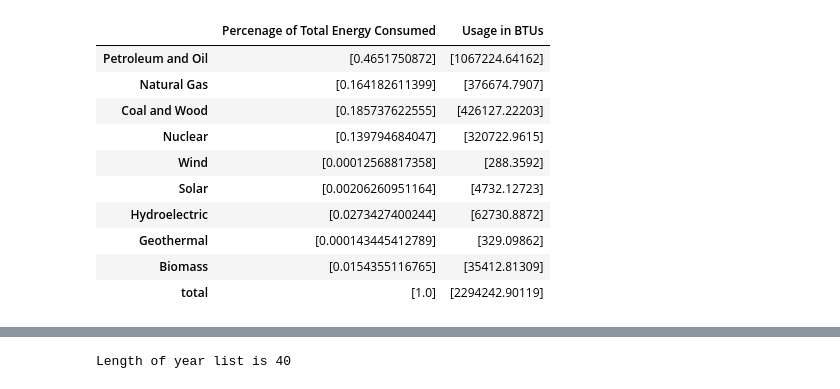
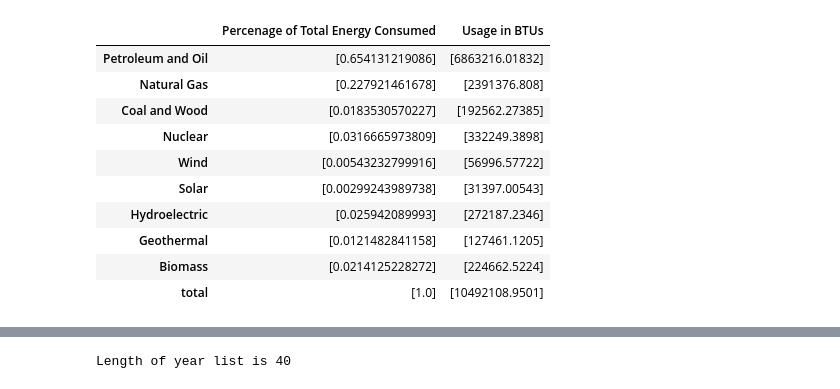
Before and after one commit to timholds/MathContestModeling2018, a Jupyter notebook: MCM2018.ipynb, the cells around one changed output, grey strips where cells are left out. Cells and saved outputs as stored; diff of their text form; code cells hidden in the pictures.

```diff
--- a/MCM2018.ipynb
+++ b/MCM2018.ipynb
@@ -70,46 +70,51 @@ def year_df(df, year):
     return year_df
 # %%
 # Get the values for 2009 for all the codes for all the states
-df9 = year_df(df, 2009)
-df9.head(2)
+df2009 = year_df(df, 2009)
+df2009.name = '2009 Data'
+
 
 dfCA = state_df(df, 'CA')
 dfCA2009 = year_df(dfCA, 2009)
+dfCA2009.name = 'California 2009 Data'
 
 dfAZ = state_df(df, 'AZ')
 dfAZ2009 = year_df(dfAZ, 2009)
+dfAZ2009.name = 'Arizona 2009 Data'
 
 dfNM = state_df(df, 'NM')
 dfNM2009 = year_df(dfNM, 2009)
+dfNM2009.name = 'New Mexico 2009 Data'
 
 dfTX = state_df(df, 'TX')
 dfTX2009 = year_df(dfTX, 2009)
+dfTX2009.name = 'Texas 2009 Data'
 # %%
 import itertools
-def make_df(df):
+def make_profile_df_unrefined(df):
     data_abs = get_materials_numbers(df)
     total = sum(data_abs)
 
     data_rel = []
     for i in range(len(data_abs)):
         data_rel.append((data_abs[i] / total) *2)
     materials = ['Petroleum and Oil', 'Natural Gas', 'Coal and Wood', 'Nuclear', 'Wind', 'Solar', 'Hydroelectric', 'Geothermal', 'Biomass', 'total']
     inputs = {'Usage in BTUs': data_abs, 'Percenage of Total Energy Consumed': data_rel}
     data = pd.DataFrame(inputs, index=materials)
     return data
 
-fd = make_df(dfAZ2009)
+fd = make_profile_df_unrefined(dfCA2009)
 fd
 # %% [output]
 |  | Percenage of Total Energy Consumed | Usage in BTUs |
-| Petroleum and Oil | [0.4651750872] | [1067224.64162] |
-| Natural Gas | [0.164182611399] | [376674.7907] |
-| Coal and Wood | [0.185737622555] | [426127.22203] |
-| Nuclear | [0.139794684047] | [320722.9615] |
-| Wind | [0.00012568817358] | [288.3592] |
-| Solar | [0.00206260951164] | [4732.12723] |
-| Hydroelectric | [0.0273427400244] | [62730.8872] |
-| Geothermal | [0.000143445412789] | [329.09862] |
-| Biomass | [0.0154355116765] | [35412.81309] |
-| total | [1.0] | [2294242.90119] |
+| Petroleum and Oil | [0.654131219086] | [6863216.01832] |
+| Natural Gas | [0.227921461678] | [2391376.808] |
+| Coal and Wood | [0.0183530570227] | [192562.27385] |
+| Nuclear | [0.0316665973809] | [332249.3898] |
+| Wind | [0.00543232799916] | [56996.57722] |
+| Solar | [0.00299243989738] | [31397.00543] |
+| Hydroelectric | [0.025942089993] | [272187.2346] |
+| Geothermal | [0.0121482841158] | [127461.1205] |
+| Biomass | [0.0214125228272] | [224662.5224] |
+| total | [1.0] | [10492108.9501] |
 # %%
```
Also changed, not shown: parts of 8 cells of this notebook, 3 other files.
